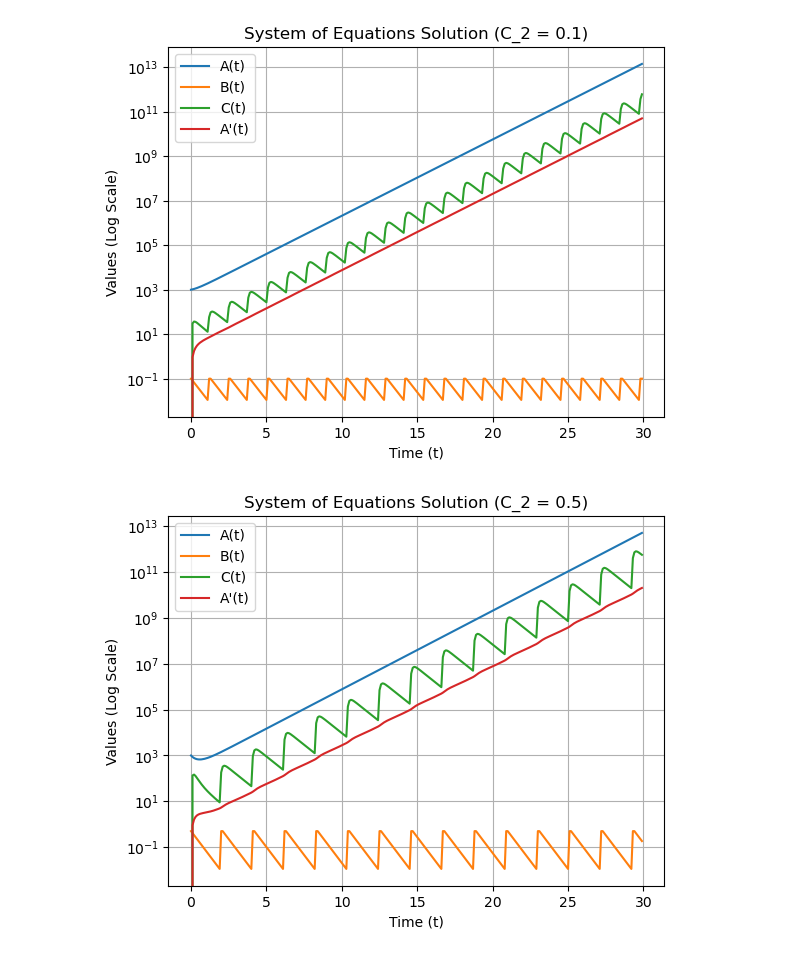
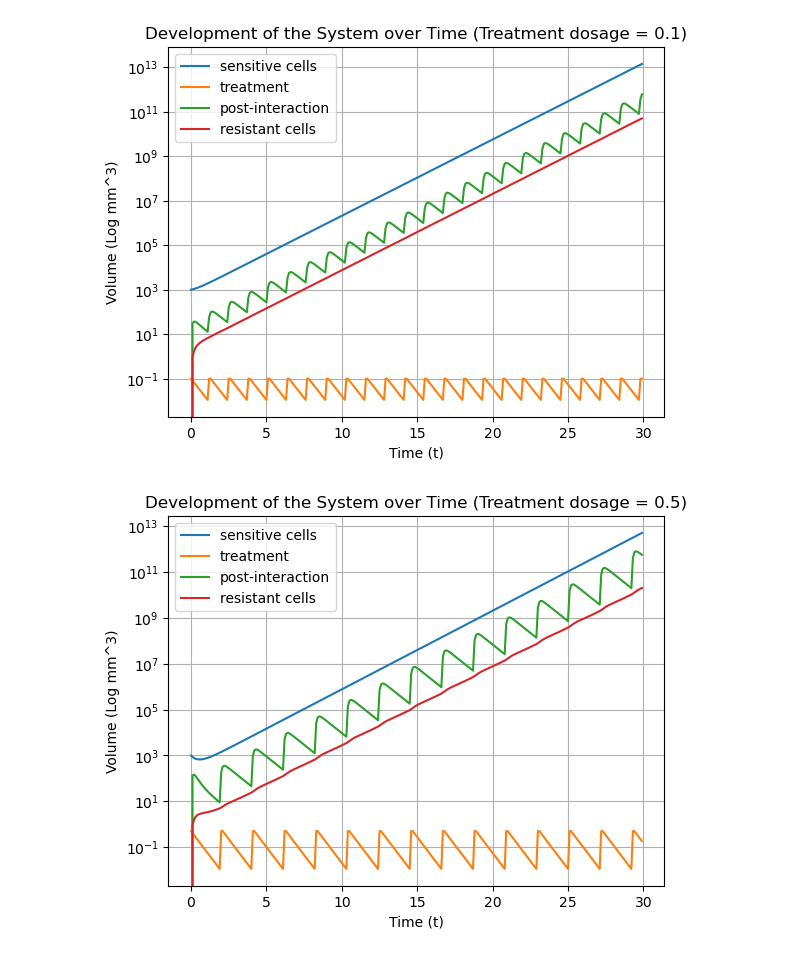
Before and after one commit to PXu114/531TermPaper, a Jupyter notebook: approximations.ipynb, the cells around one changed output. Cells and saved outputs as stored; diff of their text form; code cells hidden in the pictures.

```diff
--- a/approximations.ipynb
+++ b/approximations.ipynb
@@ -27,7 +2,7 @@ Ap_values = np.zeros(n_steps)
 import numpy as np
 import matplotlib.pyplot as plt
 
-# Define initial constants
+# Rate constants
 r = 1           # sensitive birth
 rp = 2          # resistant birth
 k = 5           # treatment interaction
@@ -40,13 +15,12 @@ gamma = 0.01    # post-interaction mutate
 C_3 = 0
 C_4 = 0
 
-h = 0.1  # Step size
-n_steps = 300  # Number of steps
-
 # Time points
+h = 0.1
+n_steps = 300
 t = np.arange(0, n_steps * h, h)
 
-# Function to compute A(t) and B(t) values for given C_2
+# Compute and plot the values of A, B, C, and A' over time
 def compute_and_plot(C_2):
     C_1 = 1000 * np.exp(-k / delta * C_2)
     A_values = np.zeros(n_steps)
@@ -93,20 +67,15 @@ def compute_and_plot(C_2):
 
     # Plot results
     plt.figure()
-    plt.plot(t, A_values, label="A(t)")
-    plt.plot(t, B_values, label="B(t)")
-    plt.plot(t, C_values, label="C(t)")
-    plt.plot(t, Ap_values, label="A'(t)")
+    plt.plot(t, A_values, label="sensitive cells")
+    plt.plot(t, B_values, label="treatment")
+    plt.plot(t, C_values, label="post-interaction")
+    plt.plot(t, Ap_values, label="resistant cells")
     plt.xlabel("Time (t)")
-    # if C_2 != 0:
-    #     plt.ylabel("Values (Log Scale)")
-    #     plt.yscale("log")  # Log scale for y-axis
-    # else:
-    #     plt.ylabel("Values")
-    plt.ylabel("Values (Log Scale)")
-    plt.yscale("log")  # Log scale for y-axis
+    plt.ylabel("Volume (Log mm^3)")
+    plt.yscale("log")
     plt.legend()
-    plt.title(f"System of Equations Solution (C_2 = {C_2})")
+    plt.title(f"Development of the System over Time (Treatment dosage = {C_2})")
     plt.grid()
     plt.show()
 
@@ -117,4 +86,5 @@ compute_and_plot(C_2=0.5)# Case *: C_2 = 0.5
 compute_and_plot(C_2=1)  # Case 2: C_2 = 1
 compute_and_plot(C_2=3)  # Case 3: C_2 = 3
 compute_and_plot(C_2=5)  # Case 4: C_2 = 5
+compute_and_plot(C_2=10) # Case 5: C_2 = 10
 # %% [output]
@@ -122,2 +92,2 @@ compute_and_plot(C_2=5)  # Case 4: C_2 = 5
-[figure, old version]
+[figure, new version]
-[figure, old version]
+[figure, new version]
```
Also changed, not shown: parts of 3 cells of this notebook.
